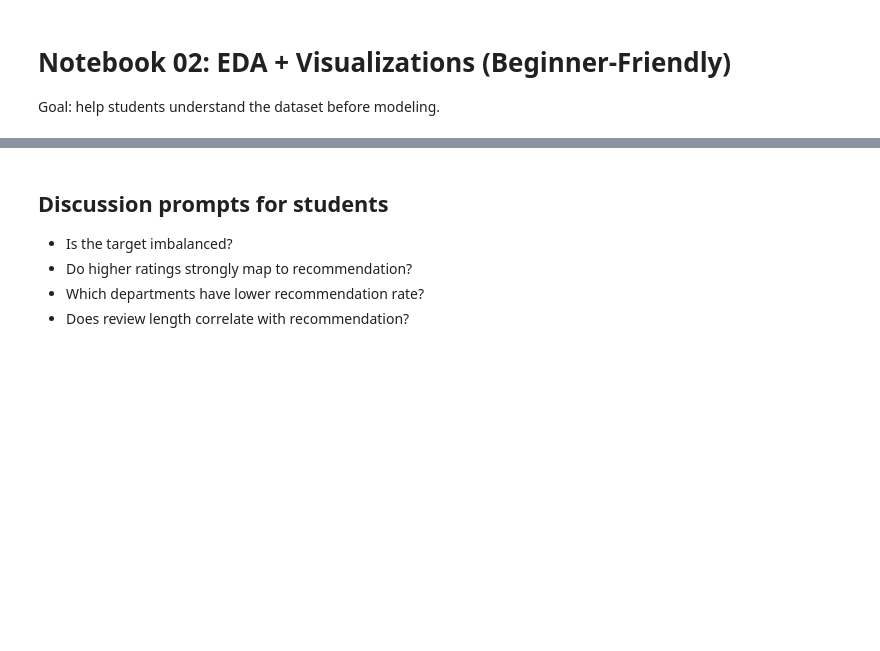
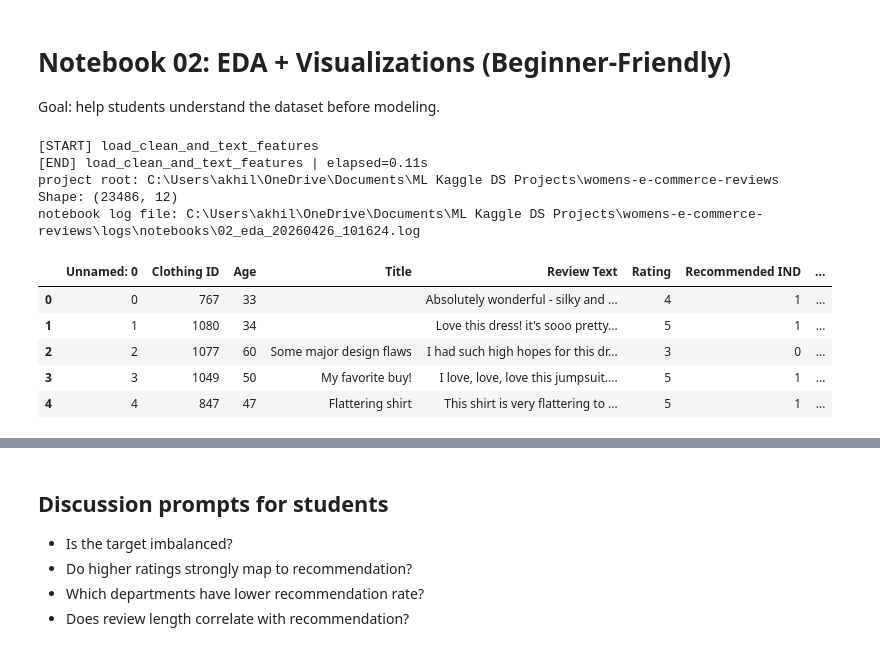
Before and after one commit to akhilvydyula/womens-e-commerce-reviews, a Jupyter notebook: notebooks/02_eda_visualizations.ipynb, the cells around one changed output, grey strips where cells are left out. Cells and saved outputs as stored; diff of their text form; code cells hidden in the pictures; blank space fills up the shorter version.

```diff
--- a/notebooks/02_eda_visualizations.ipynb
+++ b/notebooks/02_eda_visualizations.ipynb
@@ -19,3 +5,79 @@ df.head()
+# %%
+import logging
+import sys
+import time
+from contextlib import contextmanager
+from datetime import datetime
+from pathlib import Path
+
+
+def _project_root() -> Path:
+    cwd = Path.cwd().resolve()
+    if (cwd / "src").is_dir():
+        return cwd
+    parent = cwd.parent
+    if (parent / "src").is_dir():
+        return parent
+    return cwd
+
+
+PROJECT_ROOT = _project_root()
+if str(PROJECT_ROOT) not in sys.path:
+    sys.path.insert(0, str(PROJECT_ROOT))
+
+import pandas as pd
+import seaborn as sns
+import matplotlib.pyplot as plt
+
+from src.config import RAW_FILE_PATH
+from src.data import basic_cleaning, make_text_feature
+
+LOG_DIR = PROJECT_ROOT / 'logs/notebooks'
+LOG_DIR.mkdir(parents=True, exist_ok=True)
+LOG_FILE = LOG_DIR / f"02_eda_{datetime.now().strftime('%Y%m%d_%H%M%S')}.log"
+
+logger = logging.getLogger('nb02')
+logger.setLevel(logging.INFO)
+logger.handlers.clear()
+_fmt = logging.Formatter('%(asctime)s | %(levelname)s | %(message)s')
+_fh = logging.FileHandler(LOG_FILE, encoding='utf-8')
+_fh.setFormatter(_fmt)
+logger.addHandler(_fh)
+
+@contextmanager
+def timed_step(name: str):
+    start = time.perf_counter()
+    logger.info('START: %s', name)
+    print(f"[START] {name}")
+    try:
+        yield
+    finally:
+        elapsed = time.perf_counter() - start
+        logger.info('END: %s | elapsed=%.2fs', name, elapsed)
+        print(f"[END] {name} | elapsed={elapsed:.2f}s")
+
+sns.set_theme(style='whitegrid')
+with timed_step('load_clean_and_text_features'):
+    df = pd.read_csv(RAW_FILE_PATH)
+    df = basic_cleaning(df)
+    df['text'] = make_text_feature(df)
+
+print('project root:', PROJECT_ROOT)
+print('Shape:', df.shape)
+print('notebook log file:', LOG_FILE)
+df.head()
+# %% [output]
+[START] load_clean_and_text_features
+[END] load_clean_and_text_features | elapsed=0.11s
+project root: C:\Users\akhil\OneDrive\Documents\ML Kaggle DS Projects\womens-e-commerce-reviews
+Shape: (23486, 12)
+notebook log file: C:\Users\akhil\OneDrive\Documents\ML Kaggle DS Projects\womens-e-commerce-reviews\logs\notebooks\02_eda_20260426_101624.log
+|  | Unnamed: 0 | Clothing ID | Age | Title | Review Text | Rating | Recommended IND | ... |
+| 0 | 0 | 767 | 33 |  | Absolutely wonderful - silky and ... | 4 | 1 | ... |
+| 1 | 1 | 1080 | 34 |  | Love this dress! it's sooo pretty... | 5 | 1 | ... |
+| 2 | 2 | 1077 | 60 | Some major design flaws | I had such high hopes for this dr... | 3 | 0 | ... |
+| 3 | 3 | 1049 | 50 | My favorite buy! | I love, love, love this jumpsuit.... | 5 | 1 | ... |
+| 4 | 4 | 847 | 47 | Flattering shirt | This shirt is very flattering to ... | 5 | 1 | ... |
 # %%
 # Data types and null check
 display(df.dtypes)
```
Also changed, not shown: parts of 7 cells of this notebook, 40 other files.
